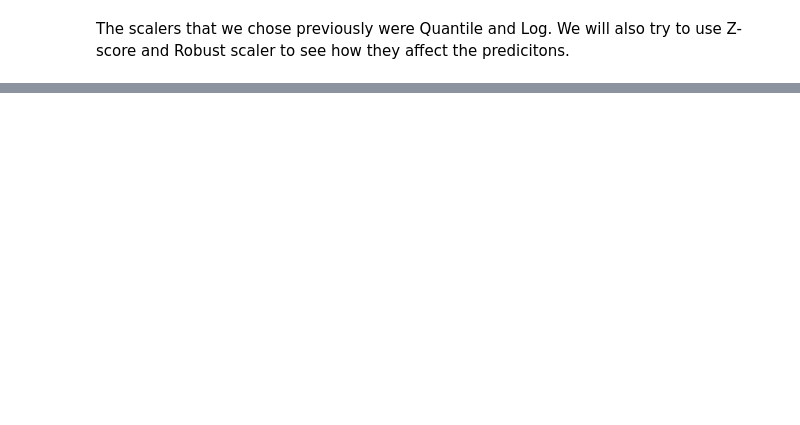
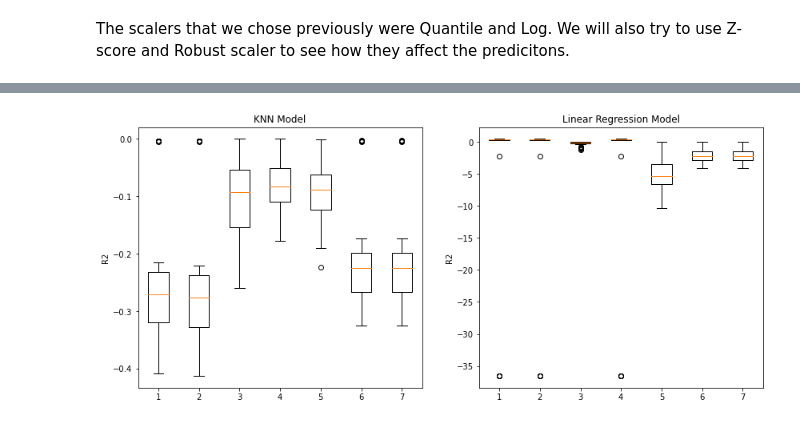
Before and after one commit to dchicasduena/COMP3400_Project, a Jupyter notebook: Iteration 2/Project2.ipynb, the cells around one changed output, grey strips where cells are left out. Drawn from its saved outputs; the diff is of its cells as text; code cells hidden in the pictures; blank space fills up the shorter version.

```diff
--- a/Iteration 2/Project2.ipynb
+++ b/Iteration 2/Project2.ipynb
@@ -310,6 +312,6 @@ from sklearn.model_selection import cross_val_score
 # %% [markdown]
 The scalers that we chose previously were Quantile and Log. We will also try to use Z-score and Robust scaler to see how they affect the predicitons.
 # %%
-scaler_names = ['Z-score', 'Robust', 'Log', 'Quantile']
-arr_scalers = [Normalizer(), RobustScaler(), FunctionTransformer(np.log1p), QuantileTransformer(n_quantiles=10, random_state=0, output_distribution='normal')]
+scaler_names = ['MinMax', 'MaxAbs', 'Z-score', 'Robust', 'Log', 'Quantile']
+arr_scalers = [MinMaxScaler(), MaxAbsScaler(), Normalizer(), RobustScaler(), FunctionTransformer(np.log1p), QuantileTransformer(n_quantiles=10, random_state=0, output_distribution='normal')]
 results = {}
@@ -318,3 +318 @@ First, we are going to expore KNN model. Number of neighbours here is chose as a
-# %%
-model = KNeighborsClassifier(n_neighbors=73)
 # %%
@@ -340,0 +340,12 @@ results['Raw data'] = scores
+# %%
+#Linear Model
+model = LinearRegression()
+training_tests(m2_clean, model, arr_scalers, scaler_names, results)
+#dataframe for linear model score results
+lin = pd.DataFrame(results)
+
+#KNN Model
+model = KNeighborsR(n_neighbors=73)
+training_tests(m2_clean, model, arr_scalers, scaler_names, results)
+#dataframe for KNN model score results
+knn = pd.DataFrame(results)
@@ -341 +355,15 @@ results['Raw data'] = scores
+# %%
+fig, axs = plt.subplots(1,2,figsize=(14,6))
+
+axs[0].boxplot(knn)
+#knn.boxplot(ax = axs[0])
+axs[0].set(title = "KNN Model", ylabel = "R2")
+
+#lin.boxplot(ax = axs[1])
+axs[1].boxplot(lin)
+axs[1].set(title = "Linear Regression Model", ylabel = "R2")
+
+plt.show()
+# %% [output]
+[figure, added]
 # %%
```
Also changed, not shown: parts of 14 cells of this notebook.
